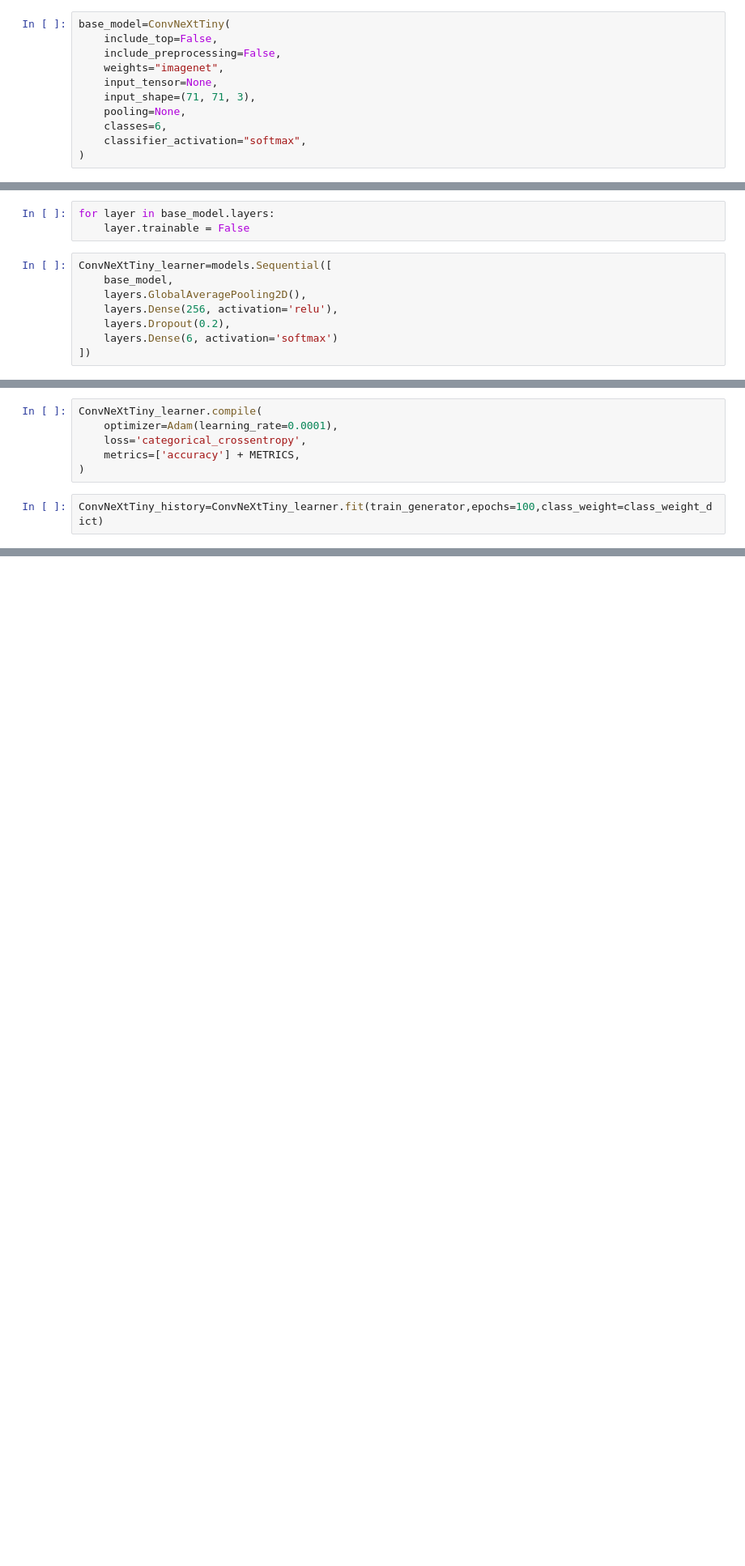
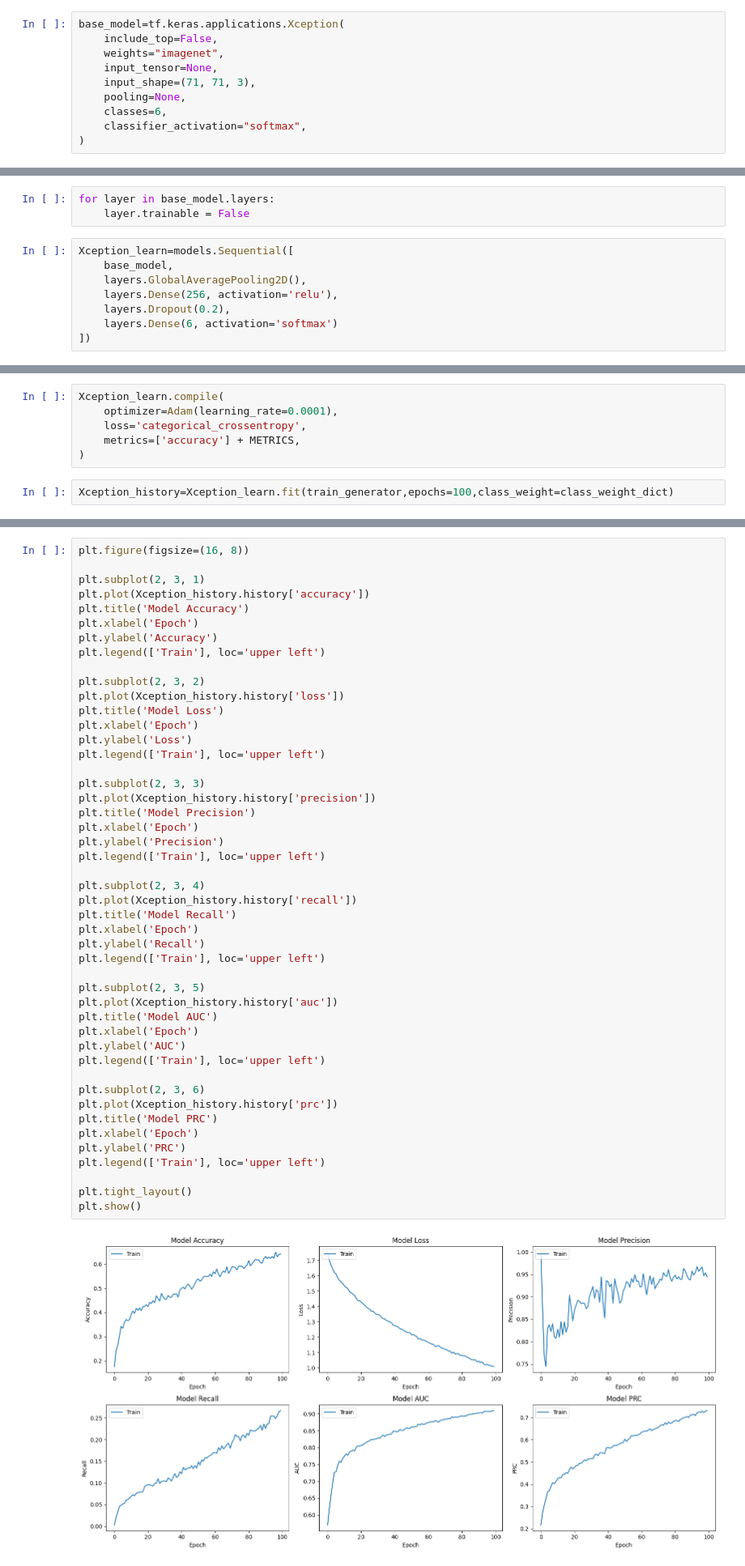
Before and after one commit to phiineas/algaenet, a Jupyter notebook: cnn_model/model_1.ipynb, the cells around one changed output, grey strips where cells are left out. Shown: that part at 81% size. Cells and saved outputs as stored; diff of their text form; blank space fills up the shorter version.

Commit message:
implemented xception

```diff
--- a/cnn_model/model_1.ipynb
+++ b/cnn_model/model_1.ipynb
@@ -173,7 +103,6 @@ for _ in range(10):
 # %%
-base_model=ConvNeXtTiny(
+base_model=tf.keras.applications.Xception(
     include_top=False,
-    include_preprocessing=False,
     weights="imagenet",
     input_tensor=None,
     input_shape=(71, 71, 3),
@@ -185,7 +118,7 @@ base_model=ConvNeXtTiny(
 for layer in base_model.layers:
     layer.trainable = False
 # %%
-ConvNeXtTiny_learner=models.Sequential([
+Xception_learn=models.Sequential([
     base_model,
     layers.GlobalAveragePooling2D(),
     layers.Dense(256, activation='relu'),
@@ -202,10 +154,10 @@ METRICS = [
       keras.metrics.AUC(name='prc', curve='PR'),
 ]
 # %%
-ConvNeXtTiny_learner.compile(
+Xception_learn.compile(
     optimizer=Adam(learning_rate=0.0001),
     loss='categorical_crossentropy',
     metrics=['accuracy'] + METRICS,
 )
 # %%
-ConvNeXtTiny_history=ConvNeXtTiny_learner.fit(train_generator,epochs=100,class_weight=class_weight_dict)
+Xception_history=Xception_learn.fit(train_generator,epochs=100,class_weight=class_weight_dict)
@@ -211,0 +185,49 @@ ConvNeXtTiny_history=ConvNeXtTiny_learner.fit(train_generator,epochs=100,class_w
+# %%
+plt.figure(figsize=(16, 8))
+
+plt.subplot(2, 3, 1)
+plt.plot(Xception_history.history['accuracy'])
+plt.title('Model Accuracy')
+plt.xlabel('Epoch')
+plt.ylabel('Accuracy')
+plt.legend(['Train'], loc='upper left')
+
+plt.subplot(2, 3, 2)
+plt.plot(Xception_history.history['loss'])
+plt.title('Model Loss')
+plt.xlabel('Epoch')
+plt.ylabel('Loss')
+plt.legend(['Train'], loc='upper left')
+
+plt.subplot(2, 3, 3)
+plt.plot(Xception_history.history['precision'])
+plt.title('Model Precision')
+plt.xlabel('Epoch')
+plt.ylabel('Precision')
+plt.legend(['Train'], loc='upper left')
+
+plt.subplot(2, 3, 4)
+plt.plot(Xception_history.history['recall'])
+plt.title('Model Recall')
+plt.xlabel('Epoch')
+plt.ylabel('Recall')
+plt.legend(['Train'], loc='upper left')
+
+plt.subplot(2, 3, 5)
+plt.plot(Xception_history.history['auc'])
+plt.title('Model AUC')
+plt.xlabel('Epoch')
+plt.ylabel('AUC')
+plt.legend(['Train'], loc='upper left')
+
+plt.subplot(2, 3, 6)
+plt.plot(Xception_history.history['prc'])
+plt.title('Model PRC')
+plt.xlabel('Epoch')
+plt.ylabel('PRC')
+plt.legend(['Train'], loc='upper left')
+
+plt.tight_layout()
+plt.show()
+# %% [output]
+[figure, added]
```
Also changed, not shown: parts of 16 cells of this notebook, 2 other files.
